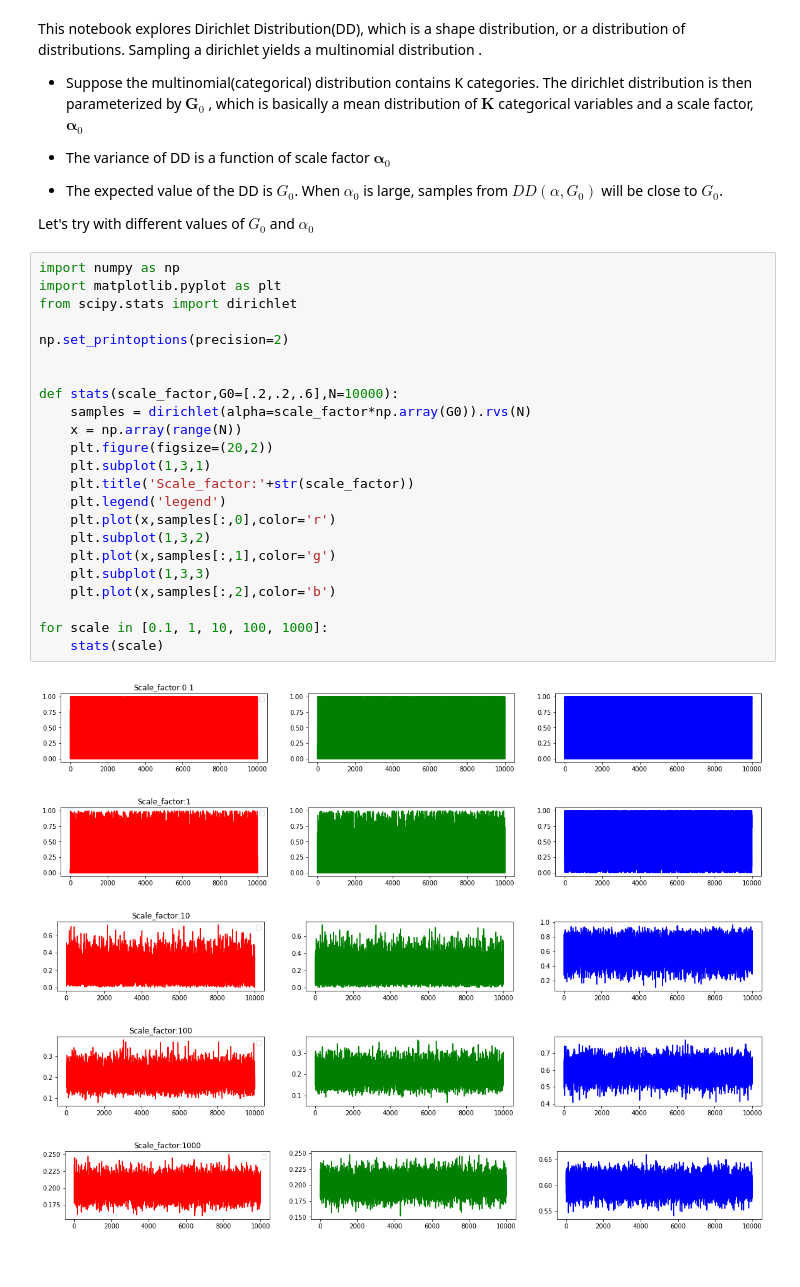
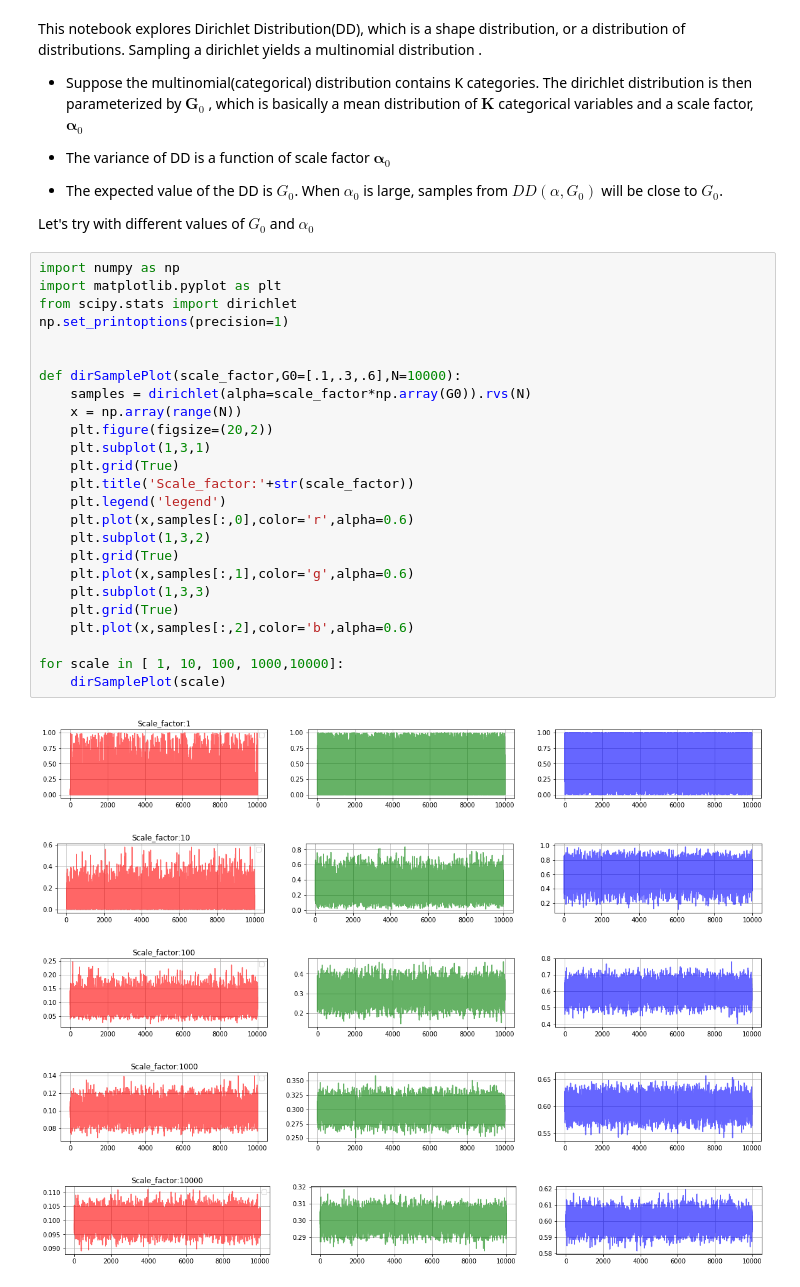
Before and after one commit to rahulchandrangb/HDP_antoniak_expts, a Jupyter notebook: Basic Dirichlet Distribs.ipynb, the cells around one changed output. Cells and saved outputs as stored; diff of their text form.

```diff
--- a/Basic Dirichlet Distribs.ipynb
+++ b/Basic Dirichlet Distribs.ipynb
@@ -15,29 +15,31 @@ Let's try with different values of $G_0$ and $\alpha_0$
 # %%
 import numpy as np
 import matplotlib.pyplot as plt
 from scipy.stats import dirichlet
-
-np.set_printoptions(precision=2)
+np.set_printoptions(precision=1)
 
 
-def stats(scale_factor,G0=[.2,.2,.6],N=10000):
+def dirSamplePlot(scale_factor,G0=[.1,.3,.6],N=10000):
     samples = dirichlet(alpha=scale_factor*np.array(G0)).rvs(N)
     x = np.array(range(N))
     plt.figure(figsize=(20,2))
     plt.subplot(1,3,1)
+    plt.grid(True)
     plt.title('Scale_factor:'+str(scale_factor))
     plt.legend('legend')
-    plt.plot(x,samples[:,0],color='r')
+    plt.plot(x,samples[:,0],color='r',alpha=0.6)
     plt.subplot(1,3,2)
-    plt.plot(x,samples[:,1],color='g')
+    plt.grid(True)
+    plt.plot(x,samples[:,1],color='g',alpha=0.6)
     plt.subplot(1,3,3)
-    plt.plot(x,samples[:,2],color='b')
+    plt.grid(True)
+    plt.plot(x,samples[:,2],color='b',alpha=0.6)
 
-for scale in [0.1, 1, 10, 100, 1000]:
-    stats(scale)
+for scale in [ 1, 10, 100, 1000,10000]:
+    dirSamplePlot(scale)
 # %% [output]
-[figure, old version]
+[figure, new version]
-[figure, old version]
+[figure, new version]
-[figure, old version]
+[figure, new version]
-[figure, old version]
+[figure, new version]
-[figure, old version]
+[figure, new version]
```
Also changed, not shown: parts of 1 cell of this notebook.
